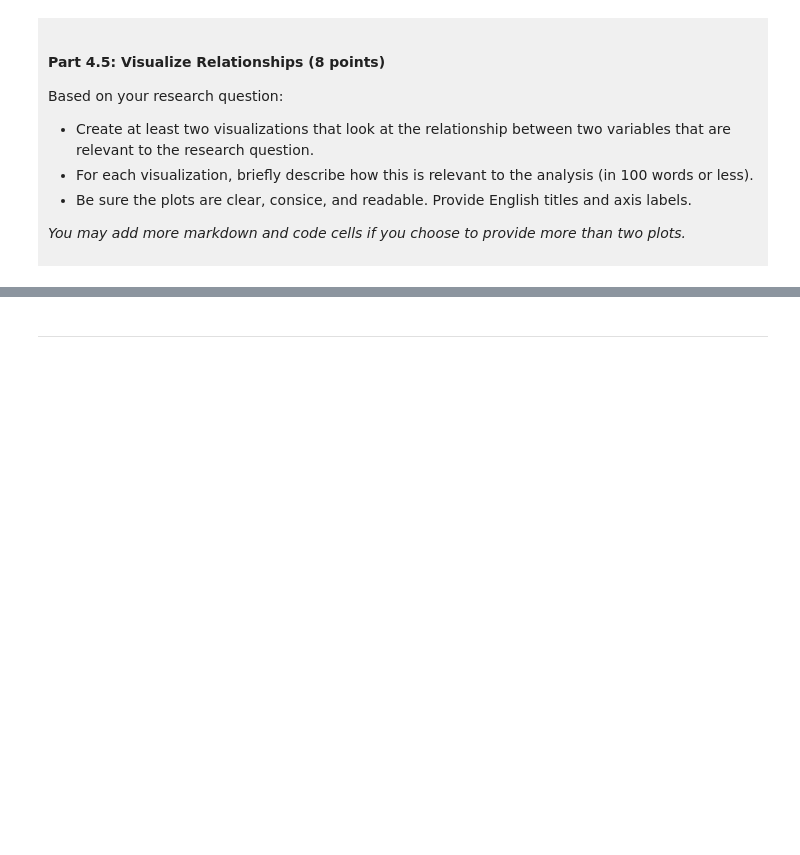
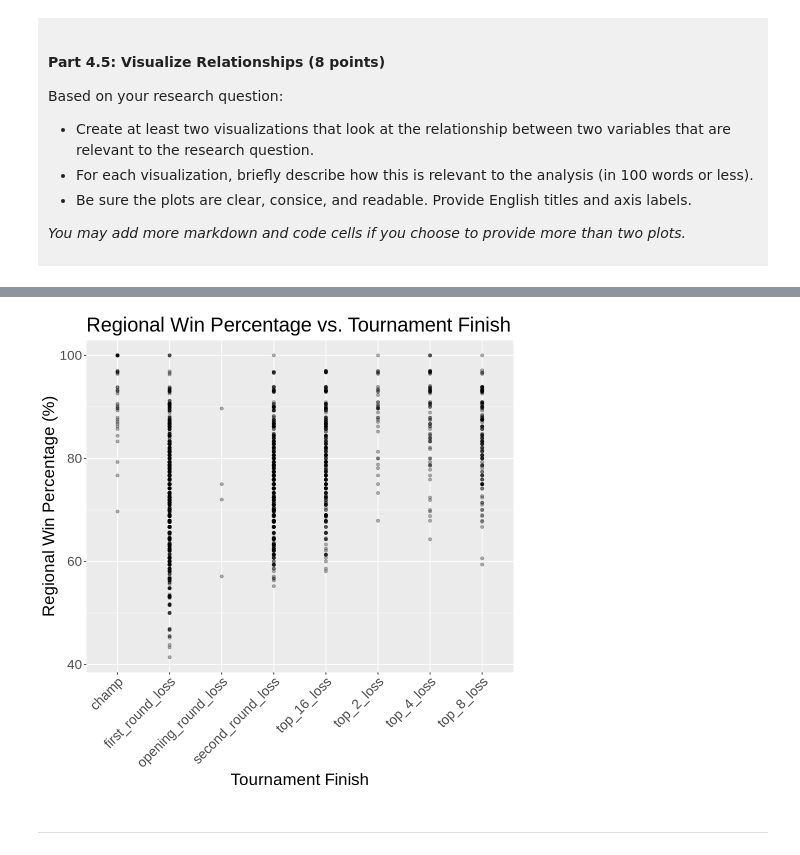
Before and after one commit to briannadejo/DSCI-100-004-Project-Brianna-Dejo-Balbuena, a Jupyter notebook: dsci-100-project-notebook.ipynb, the cells around one changed output, grey strips where cells are left out. Cells and saved outputs as stored; diff of their text form; code cells hidden in the pictures; blank space fills up the shorter version.

```diff
--- a/dsci-100-project-notebook.ipynb
+++ b/dsci-100-project-notebook.ipynb
@@ -327,5 +384,15 @@ Visualization 2: %%% EDIT THIS MARKDOWN CELL%%%
 # %%
-### EDIT THIS CODE CELL FOR VISUALIZATION 2###
+options(repr.plot.width = 8, repr.plot.height = 8)
+bb_plot_2 <- basketball |>
+             ggplot(aes(x =tourney_finish, y = reg_wins_pct))+
+             geom_point(alpha = 0.3) +
+             labs(x = "Tournament Finish", y = "Regional Win Percentage (%)")+
+             ggtitle("Regional Win Percentage vs. Tournament Finish")+
+             theme(text = element_text(size = 20))+
+             theme(axis.text.x = element_text(angle = 45, hjust = 1))
+bb_plot_2
+# %% [output]
+[figure, added]
 # %% [markdown]
 ------
 # %% [markdown]
```
Also changed, not shown: parts of 10 cells of this notebook.
